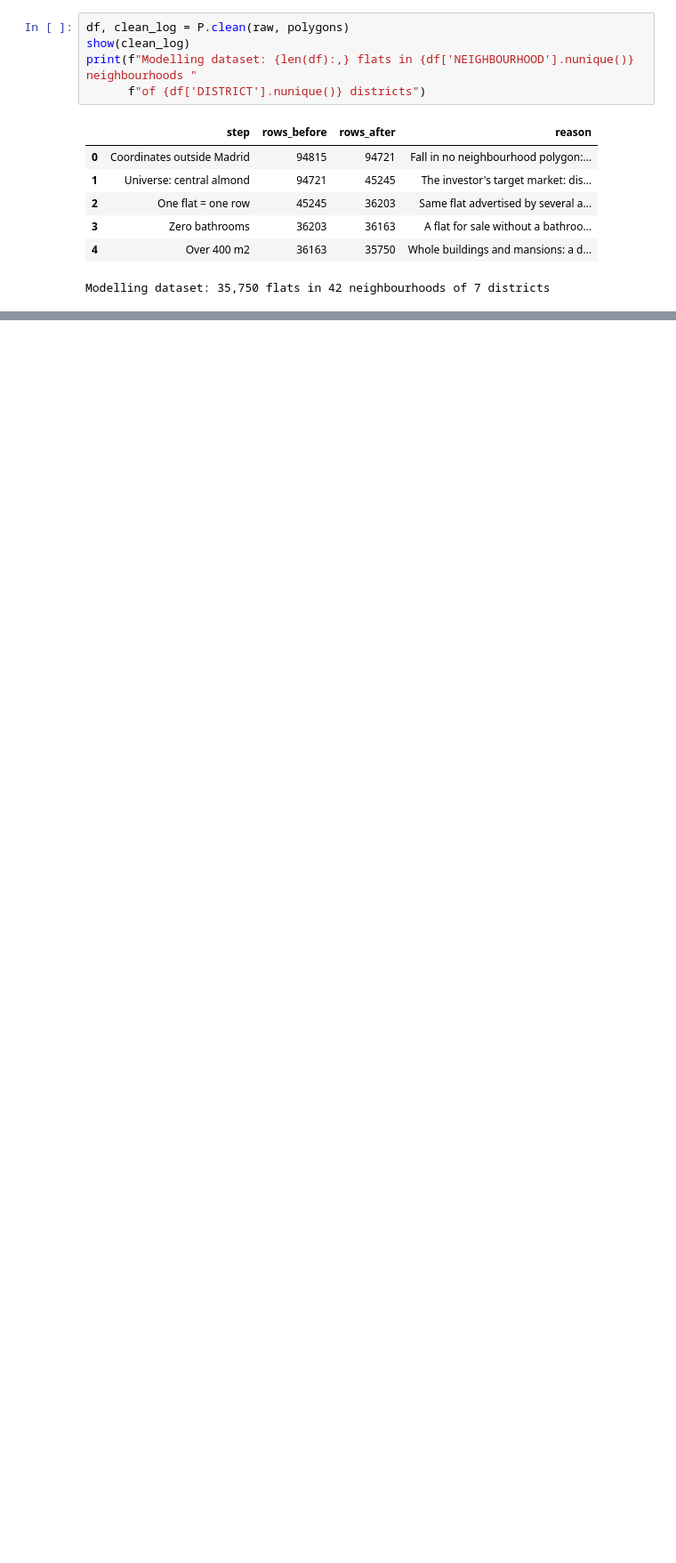
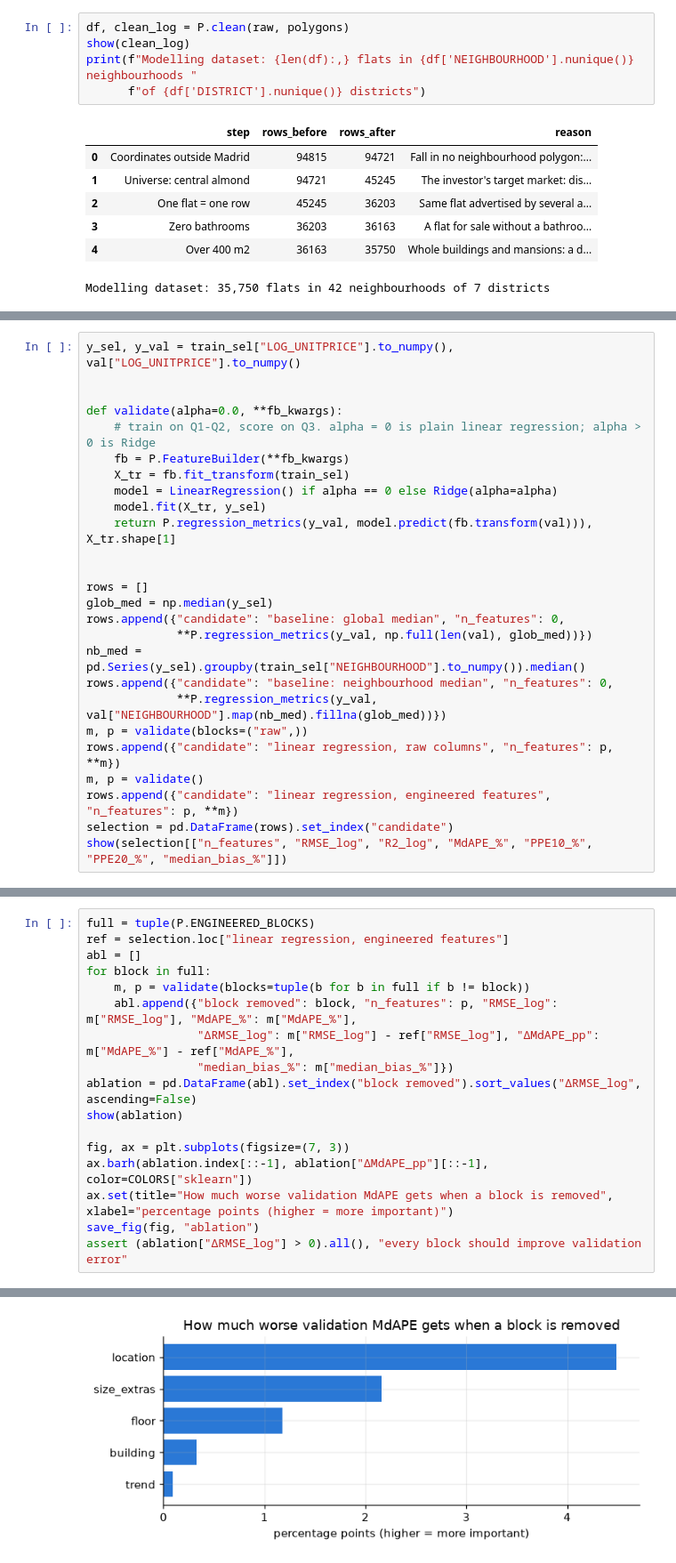
Before and after one commit to EnriqueRocadeTogo/daiist-assignment-1, a Jupyter notebook: train.ipynb, the cells around one changed output, grey strips where cells are left out. Shown at 89% size. Drawn from its saved outputs; the diff is of its cells as text; blank space fills up the shorter version.

```diff
--- a/train.ipynb
+++ b/train.ipynb
@@ -932,0 +328,26 @@ Saved: ['feature_builder.joblib', 'listings_model.csv.gz', 'metrics.json', 'skle
+# %%
+y_sel, y_val = train_sel["LOG_UNITPRICE"].to_numpy(), val["LOG_UNITPRICE"].to_numpy()
+
+
+def validate(alpha=0.0, **fb_kwargs):
+    # train on Q1-Q2, score on Q3. alpha = 0 is plain linear regression; alpha > 0 is Ridge
+    fb = P.FeatureBuilder(**fb_kwargs)
+    X_tr = fb.fit_transform(train_sel)
+    model = LinearRegression() if alpha == 0 else Ridge(alpha=alpha)
+    model.fit(X_tr, y_sel)
+    return P.regression_metrics(y_val, model.predict(fb.transform(val))), X_tr.shape[1]
+
+
+rows = []
+glob_med = np.median(y_sel)
+rows.append({"candidate": "baseline: global median", "n_features": 0,
+             **P.regression_metrics(y_val, np.full(len(val), glob_med))})
+nb_med = pd.Series(y_sel).groupby(train_sel["NEIGHBOURHOOD"].to_numpy()).median()
+rows.append({"candidate": "baseline: neighbourhood median", "n_features": 0,
+             **P.regression_metrics(y_val, val["NEIGHBOURHOOD"].map(nb_med).fillna(glob_med))})
+m, p = validate(blocks=("raw",))
+rows.append({"candidate": "linear regression, raw columns", "n_features": p, **m})
+m, p = validate()
+rows.append({"candidate": "linear regression, engineered features", "n_features": p, **m})
+selection = pd.DataFrame(rows).set_index("candidate")
+show(selection[["n_features", "RMSE_log", "R2_log", "MdAPE_%", "PPE10_%", "PPE20_%", "median_bias_%"]])
@@ -932,0 +364,18 @@ Saved: ['feature_builder.joblib', 'listings_model.csv.gz', 'metrics.json', 'skle
+# %%
+full = tuple(P.ENGINEERED_BLOCKS)
+ref = selection.loc["linear regression, engineered features"]
+abl = []
+for block in full:
+    m, p = validate(blocks=tuple(b for b in full if b != block))
+    abl.append({"block removed": block, "n_features": p, "RMSE_log": m["RMSE_log"], "MdAPE_%": m["MdAPE_%"],
+                "ΔRMSE_log": m["RMSE_log"] - ref["RMSE_log"], "ΔMdAPE_pp": m["MdAPE_%"] - ref["MdAPE_%"],
+                "median_bias_%": m["median_bias_%"]})
+ablation = pd.DataFrame(abl).set_index("block removed").sort_values("ΔRMSE_log", ascending=False)
+show(ablation)
+
+fig, ax = plt.subplots(figsize=(7, 3))
+ax.barh(ablation.index[::-1], ablation["ΔMdAPE_pp"][::-1], color=COLORS["sklearn"])
+ax.set(title="How much worse validation MdAPE gets when a block is removed", xlabel="percentage points (higher = more important)")
+save_fig(fig, "ablation")
+assert (ablation["ΔRMSE_log"] > 0).all(), "every block should improve validation error"
+# %% [output]
@@ -932,0 +389 @@ Saved: ['feature_builder.joblib', 'listings_model.csv.gz', 'metrics.json', 'skle
+[figure, added]
```
Also changed, not shown: parts of 91 cells of this notebook, 19 other files.
